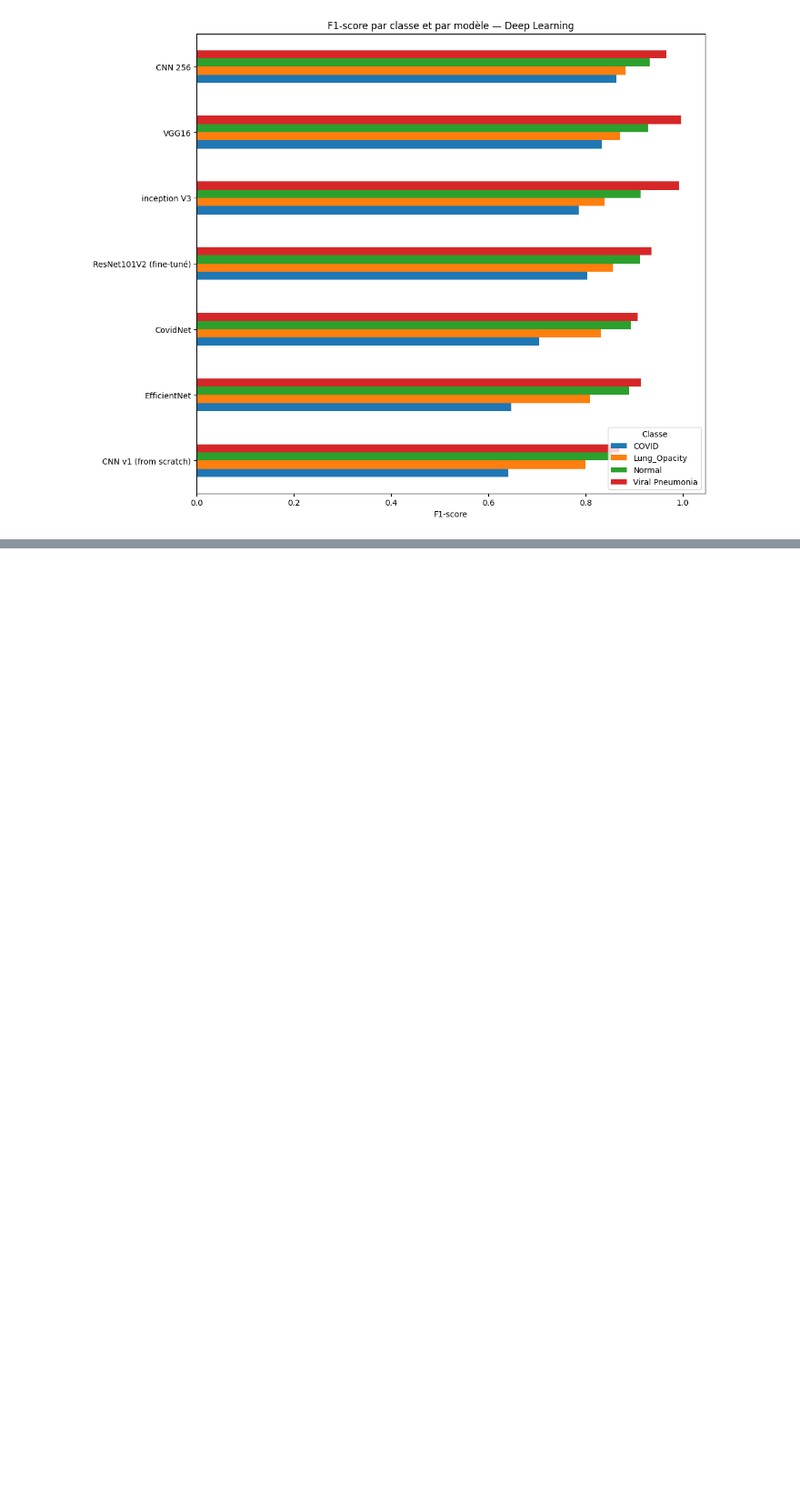
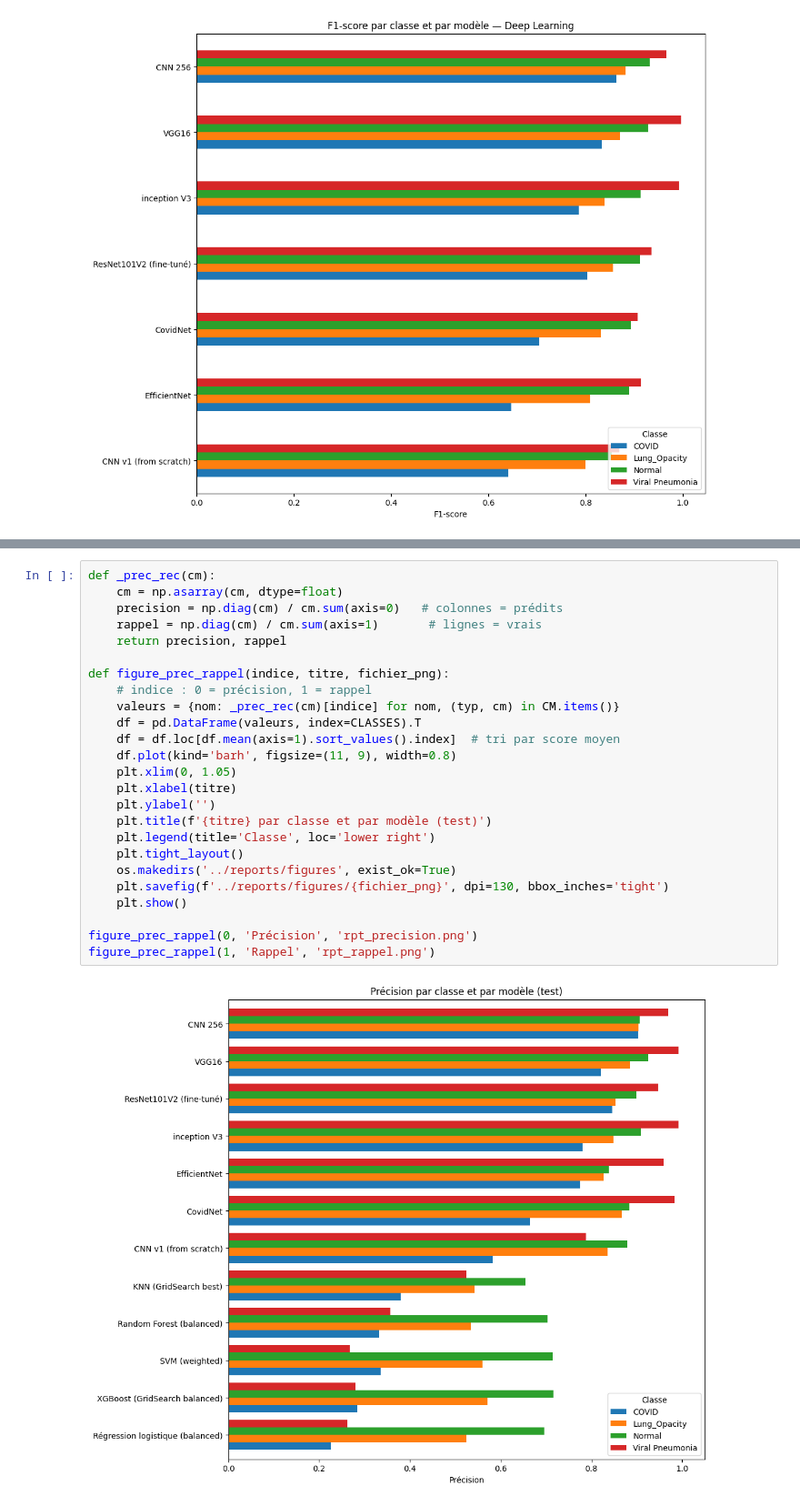
Before and after one commit to cyrilmarat/Liora_Covid, a Jupyter notebook: models/Figures_comparaison.ipynb, the cells around one changed output, grey strips where cells are left out. Shown at 91% size. Cells and saved outputs as stored; diff of their text form; blank space fills up the shorter version.

Commit message:
figures précision/recall
Co-Authored-By: Claude Opus 4.8 <noreply@anthropic.com>

```diff
--- a/models/Figures_comparaison.ipynb
+++ b/models/Figures_comparaison.ipynb
@@ -319,0 +329,27 @@ plt.show()
+# %%
+def _prec_rec(cm):
+    cm = np.asarray(cm, dtype=float)
+    precision = np.diag(cm) / cm.sum(axis=0)   # colonnes = prédits
+    rappel = np.diag(cm) / cm.sum(axis=1)       # lignes = vrais
+    return precision, rappel
+
+def figure_prec_rappel(indice, titre, fichier_png):
+    # indice : 0 = précision, 1 = rappel
+    valeurs = {nom: _prec_rec(cm)[indice] for nom, (typ, cm) in CM.items()}
+    df = pd.DataFrame(valeurs, index=CLASSES).T
+    df = df.loc[df.mean(axis=1).sort_values().index]  # tri par score moyen
+    df.plot(kind='barh', figsize=(11, 9), width=0.8)
+    plt.xlim(0, 1.05)
+    plt.xlabel(titre)
+    plt.ylabel('')
+    plt.title(f'{titre} par classe et par modèle (test)')
+    plt.legend(title='Classe', loc='lower right')
+    plt.tight_layout()
+    os.makedirs('../reports/figures', exist_ok=True)
+    plt.savefig(f'../reports/figures/{fichier_png}', dpi=130, bbox_inches='tight')
+    plt.show()
+
+figure_prec_rappel(0, 'Précision', 'rpt_precision.png')
+figure_prec_rappel(1, 'Rappel', 'rpt_rappel.png')
+# %% [output]
+[figure, added]
```
Also changed, not shown: parts of 2 cells of this notebook, 2 other files.
